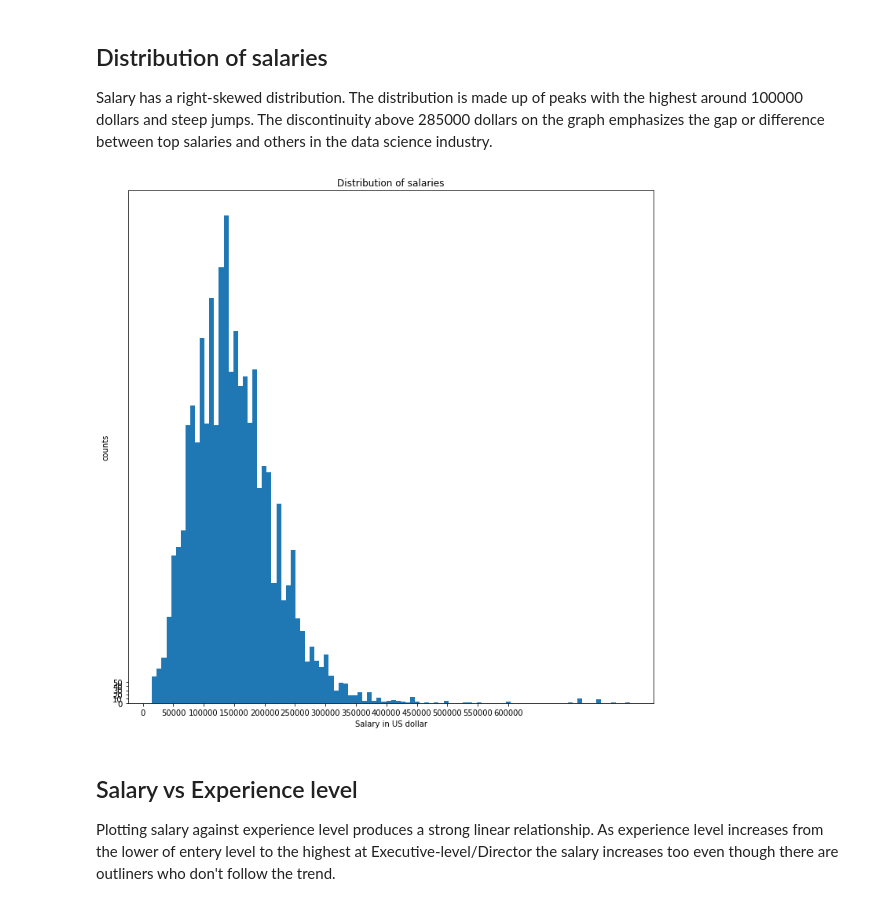
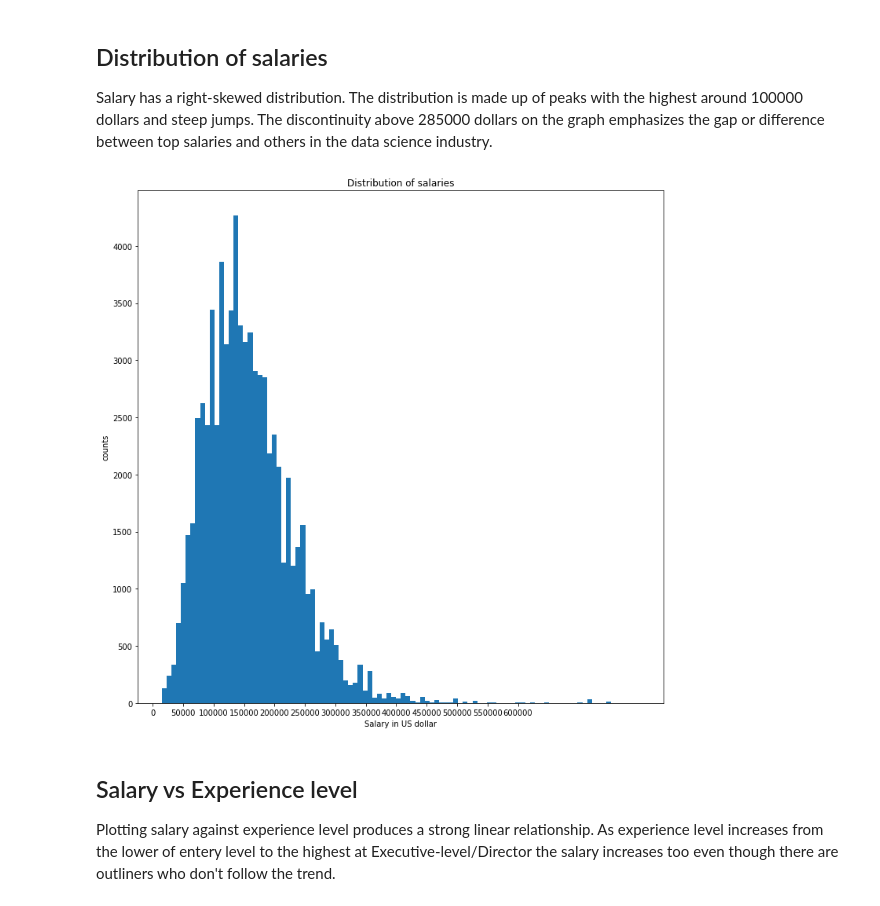
Before and after one commit to MNC-Aubin/Data-science-salaries-analytics, a Jupyter notebook: data-science-salaries-analytics.ipynb, the cells around one changed output. Cells and saved outputs as stored; diff of their text form; code cells hidden in the pictures.

```diff
--- a/data-science-salaries-analytics.ipynb
+++ b/data-science-salaries-analytics.ipynb
@@ -200,7 +202,7 @@ experience = ['EN', 'MI', 'SE', 'EX']
 company = ['S', 'M', 'L']
 employment_type = ['PT', 'FT', 'CT', 'FL']
 remote = [0, 50, 100]
-year = [2020, 2021, 2022, 2023, 2024]
+year = [2020, 2021, 2022, 2023, 2024, 2025]
 
 salaries_clean['experience_level'] = to_category('experience_level', True, salaries_clean, experience)
 salaries_clean['company_size'] = to_category('company_size', True, salaries_clean, company)
@@ -581,14 +580,13 @@ Salary has a right-skewed distribution. The distribution is made up of peaks wit
 # %%
 plt.figure(figsize = [12, 12])
 xticks = [0, 50000, 100000, 150000, 200000, 250000, 300000, 350000, 400000, 450000, 500000, 550000, 600000]
 plt.hist(data=salaries_clean, x='salary_in_usd', bins = 100)
 plt.xticks(xticks)
-plt.yticks([0, 10, 20, 30, 40, 50])
 plt.title('Distribution of salaries')
 plt.xlabel('Salary in US dollar')
 plt.ylabel('counts');
 # %% [output]
-[figure, old version]
+[figure, new version]
 # %% [markdown]
 ## Salary vs Experience level
 
```
Also changed, not shown: parts of 31 cells of this notebook.
